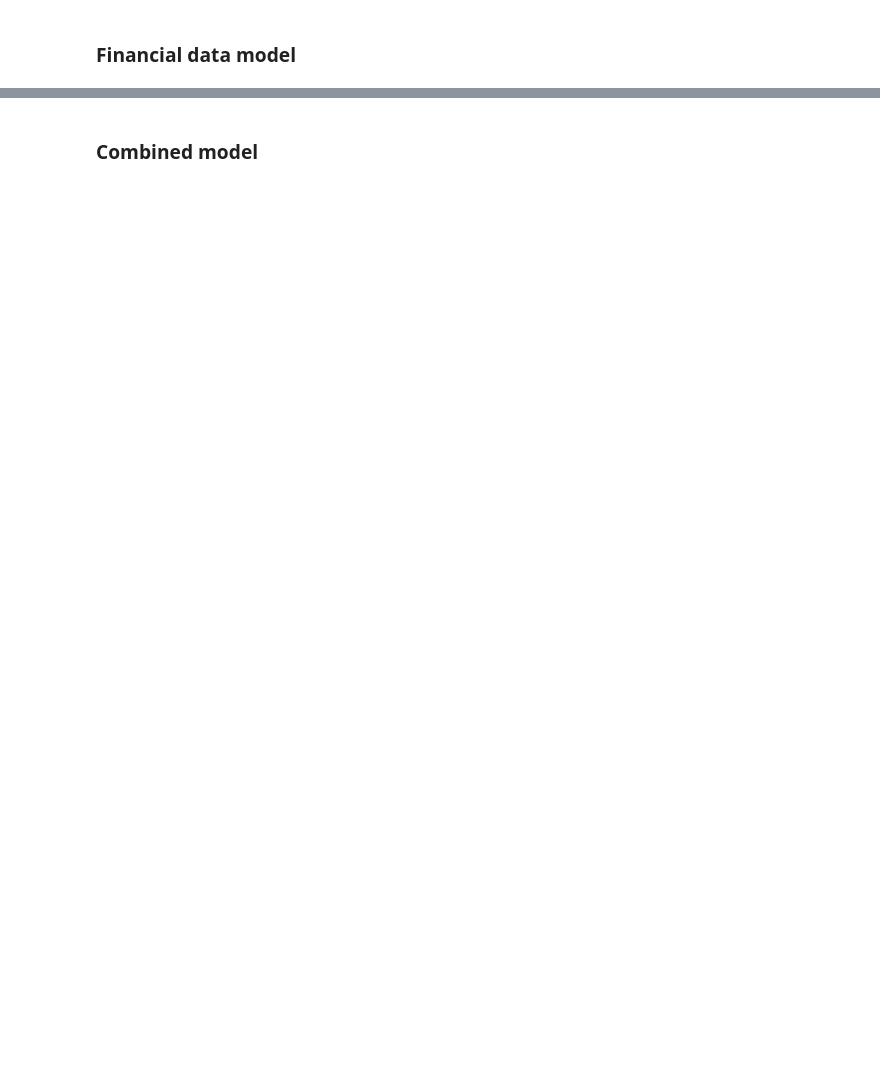
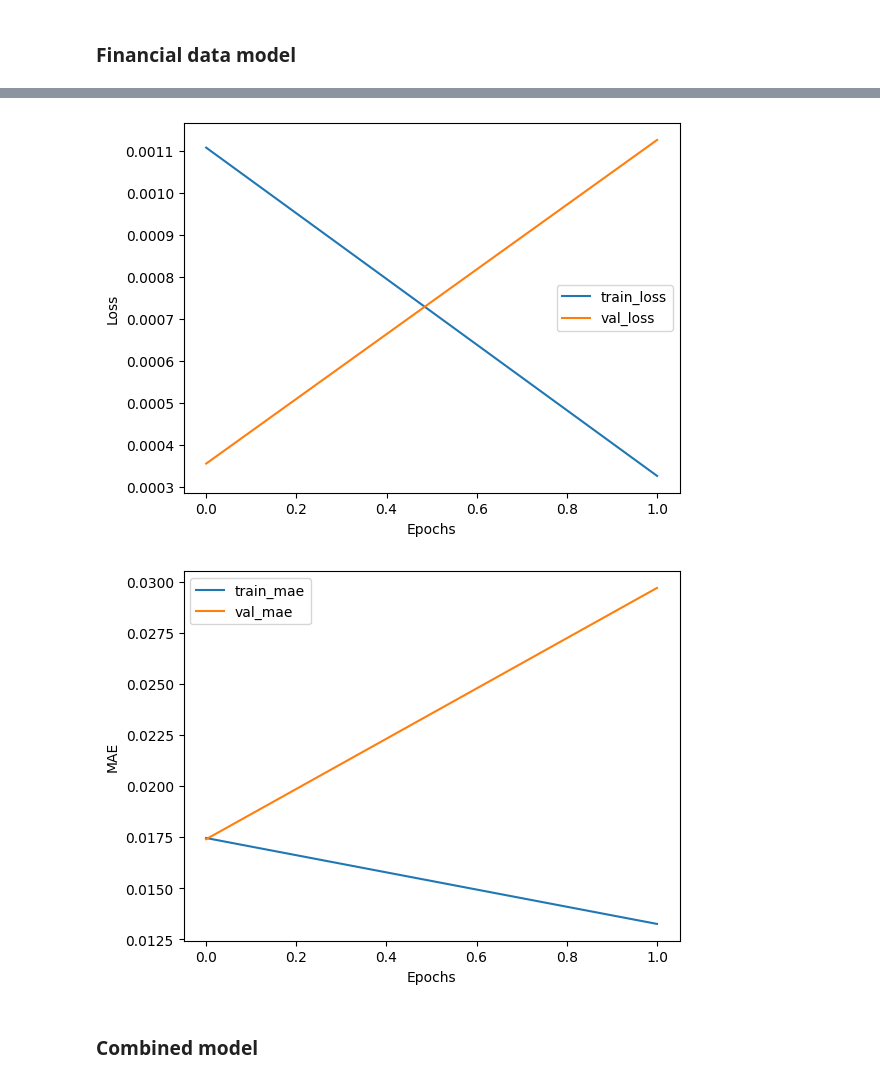
Before and after one commit to kaysho/MSc-Thesis, a Jupyter notebook: Multi_Modal_Model.ipynb, the cells around one changed output, grey strips where cells are left out. Drawn from its saved outputs; the diff is of its cells as text; code cells hidden in the pictures; blank space fills up the shorter version.

```diff
--- a/Multi_Modal_Model.ipynb
+++ b/Multi_Modal_Model.ipynb
@@ -630,0 +659,3 @@ visualkeras.layered_view(financial_model, to_file='financial_model_1.png').show(
+# %%
+plot_training_history(compile_and_fit_financial(financial_model_1,X_financial_train,y_train, epochs=20, patience=1))
+# %% [output]
@@ -631,3 +666,5 @@ visualkeras.layered_view(financial_model, to_file='financial_model_1.png').show(
+[figure, added]
+[figure, added]
 # %% [markdown]
 ### Combined model
 # %%
```
Also changed, not shown: parts of 20 cells of this notebook, 3 other files.
